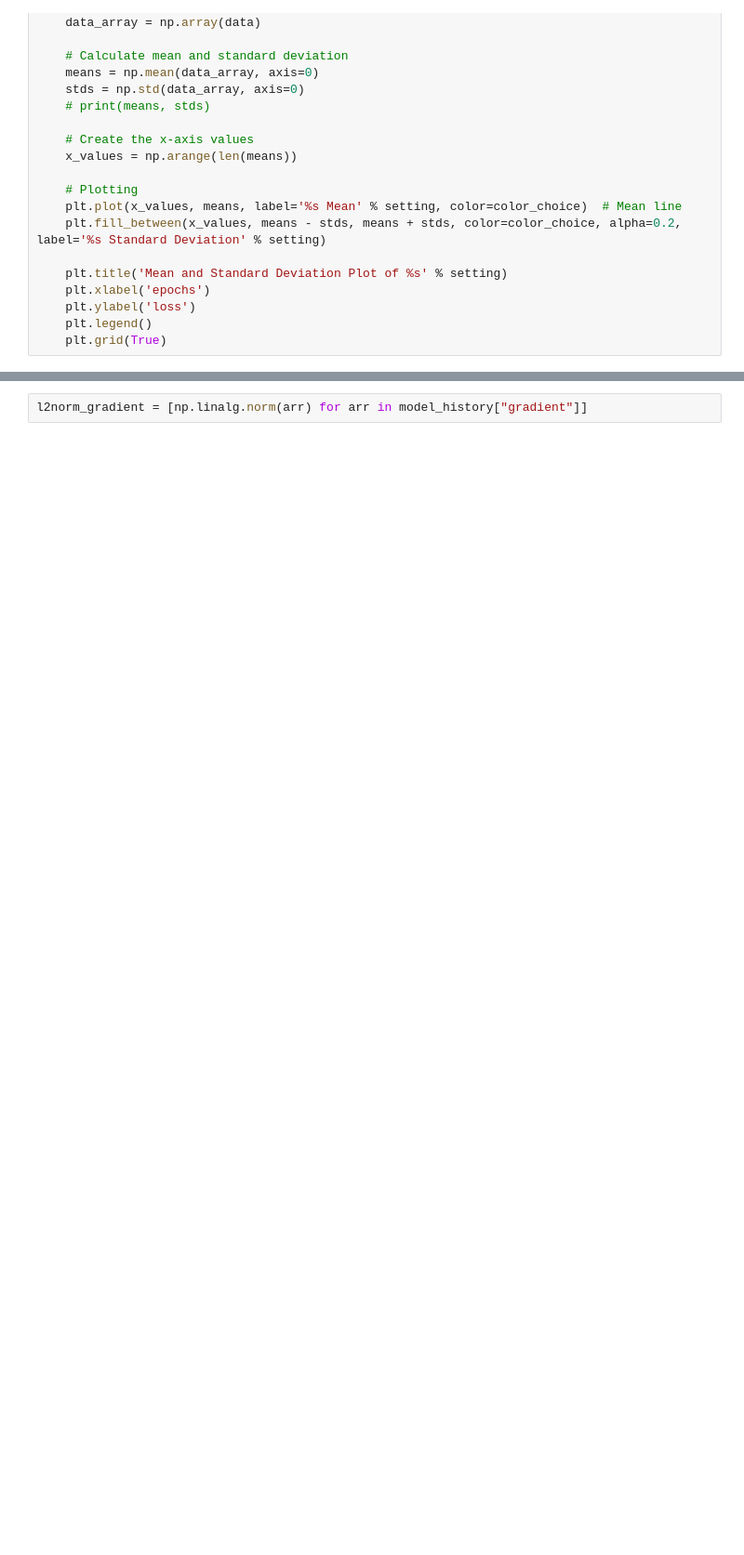
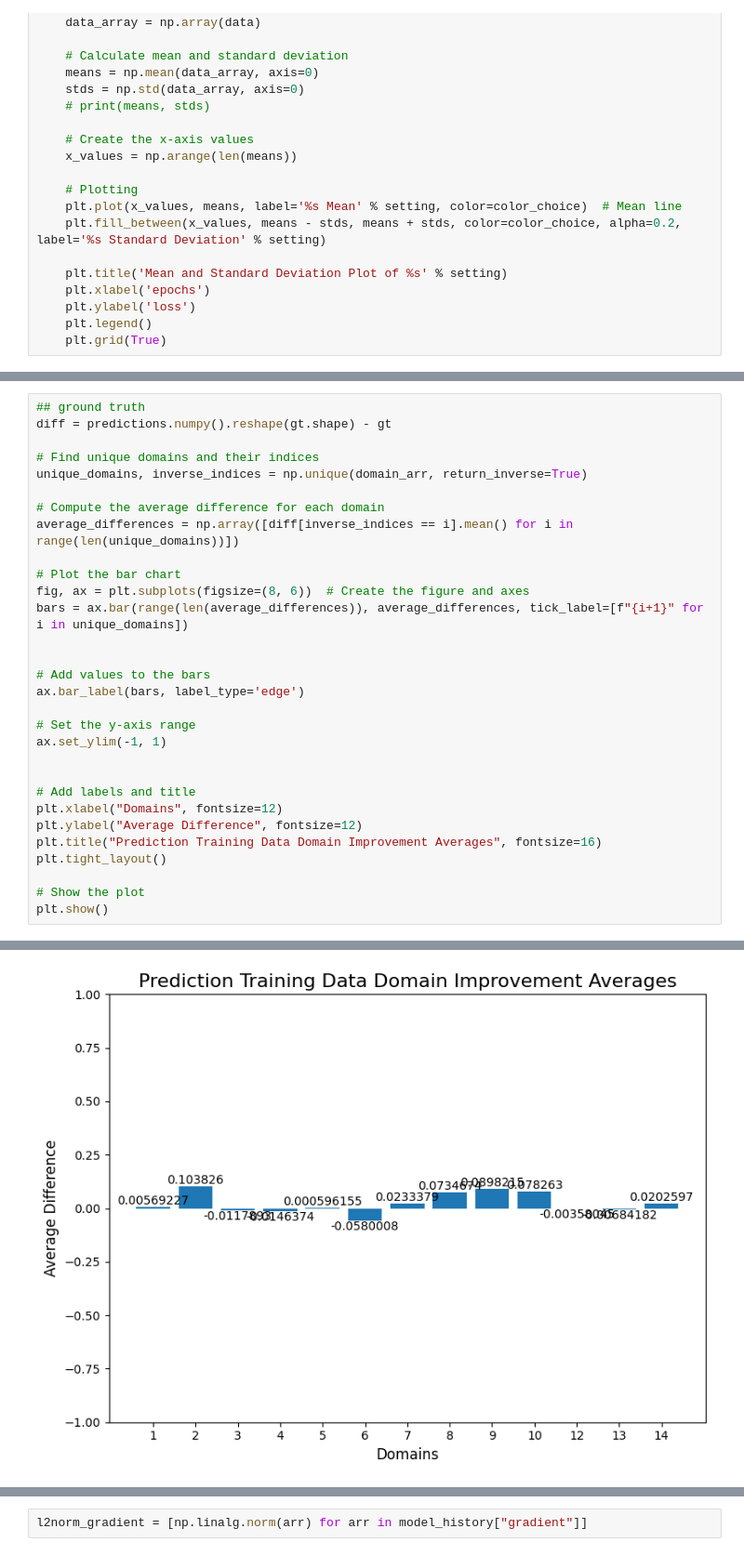
Before and after one commit to twchen88/ct_research, a Jupyter notebook: one_domain_next_step.ipynb, the cells around one changed output, grey strips where cells are left out. Shown: that part at 93% size. Drawn from its saved outputs; the diff is of its cells as text; blank space fills up the shorter version.

```diff
--- a/one_domain_next_step.ipynb
+++ b/one_domain_next_step.ipynb
@@ -455,0 +506,31 @@ loss, predictions, y_train
+# %%
+## ground truth
+diff = predictions.numpy().reshape(gt.shape) - gt
+
+# Find unique domains and their indices
+unique_domains, inverse_indices = np.unique(domain_arr, return_inverse=True)
+
+# Compute the average difference for each domain
+average_differences = np.array([diff[inverse_indices == i].mean() for i in range(len(unique_domains))])
+
+# Plot the bar chart
+fig, ax = plt.subplots(figsize=(8, 6))  # Create the figure and axes
+bars = ax.bar(range(len(average_differences)), average_differences, tick_label=[f"{i+1}" for i in unique_domains])
+
+
+# Add values to the bars
+ax.bar_label(bars, label_type='edge')
+
+# Set the y-axis range
+ax.set_ylim(-1, 1)
+
+
+# Add labels and title
+plt.xlabel("Domains", fontsize=12)
+plt.ylabel("Average Difference", fontsize=12)
+plt.title("Prediction Training Data Domain Improvement Averages", fontsize=16)
+plt.tight_layout()
+
+# Show the plot
+plt.show()
+# %% [output]
@@ -455,0 +554 @@ loss, predictions, y_train
+[figure, added]
```
Also changed, not shown: parts of 29 cells of this notebook.
